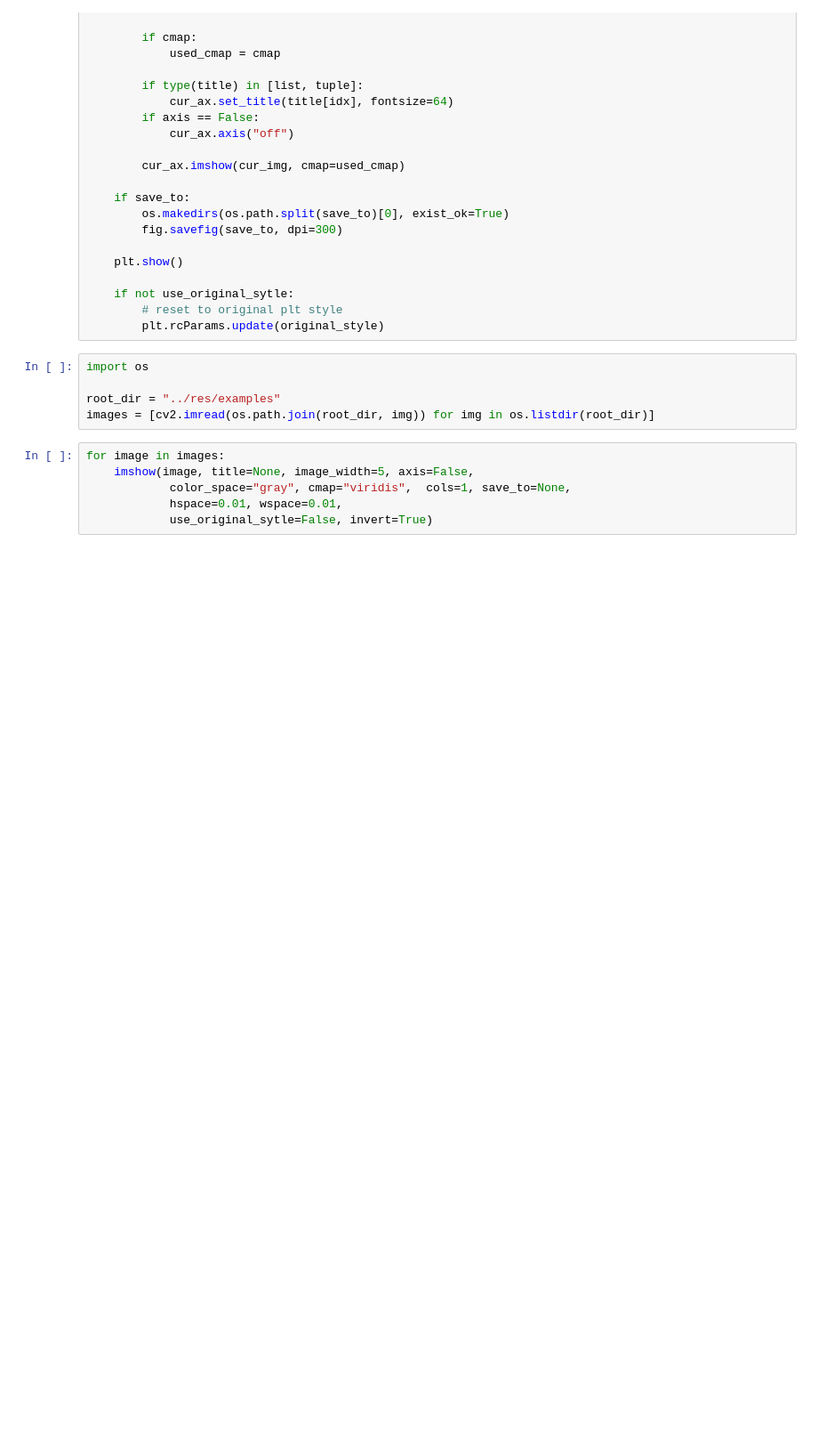
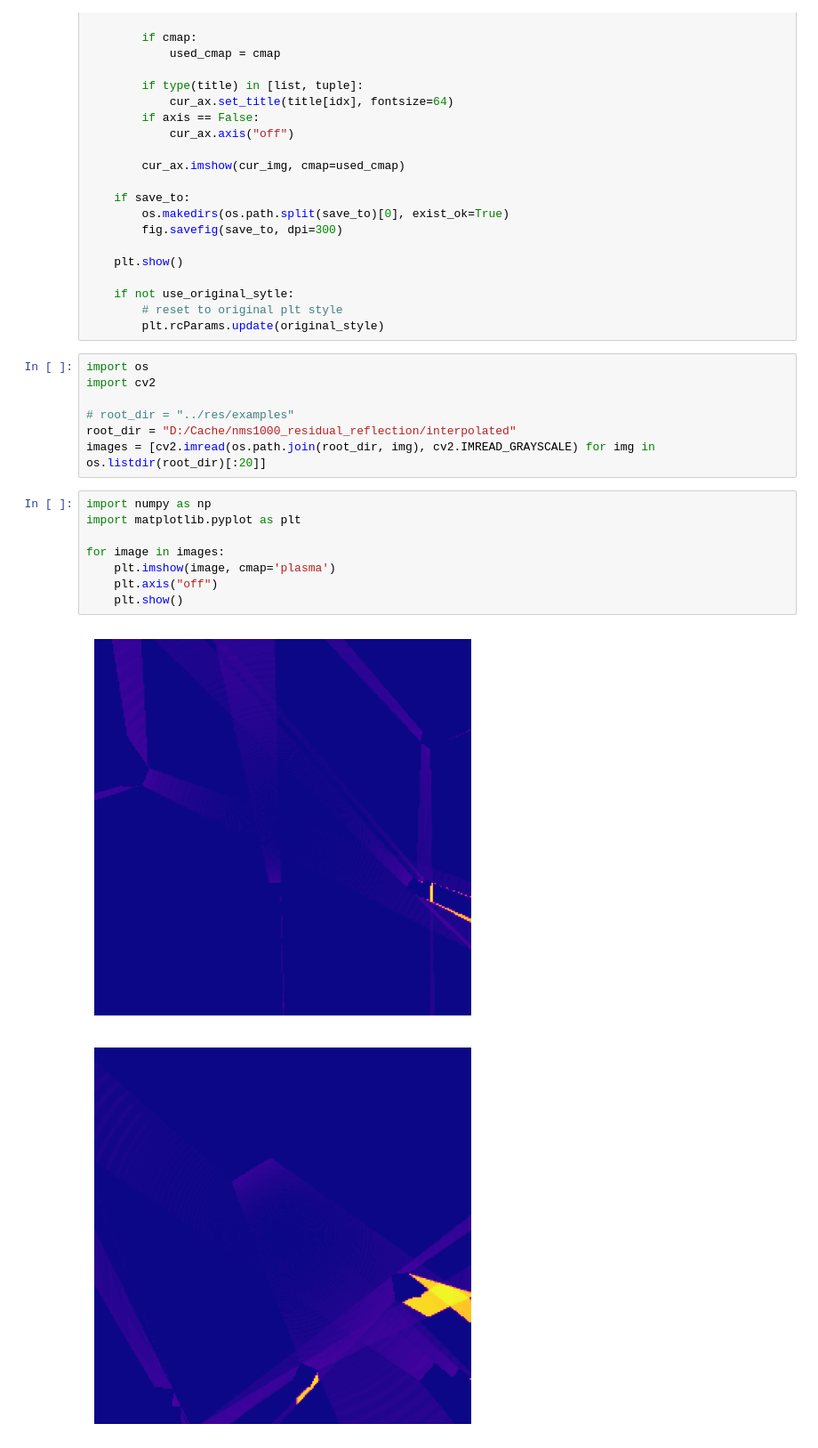
Before and after one commit to xXAI-botXx/Master-Exam, a Jupyter notebook: src/visualize.ipynb, the cells around one changed output. Shown at 89% size. Saved outputs shown, nothing was run; the diff lists cells and outputs as text; blank space fills up the shorter version.

Commit message:
Small change from visualization

```diff
--- a/src/visualize.ipynb
+++ b/src/visualize.ipynb
@@ -138,13 +138,19 @@ def imshow(img, title=None, image_width=10, axis=False,
         plt.rcParams.update(original_style)
 # %%
 import os
+import cv2
 
-root_dir = "../res/examples"
-images = [cv2.imread(os.path.join(root_dir, img)) for img in os.listdir(root_dir)]
+# root_dir = "../res/examples"
+root_dir = "D:/Cache/nms1000_residual_reflection/interpolated"
+images = [cv2.imread(os.path.join(root_dir, img), cv2.IMREAD_GRAYSCALE) for img in os.listdir(root_dir)[:20]]
 # %%
+import numpy as np
+import matplotlib.pyplot as plt
+
 for image in images:
-    imshow(image, title=None, image_width=5, axis=False,
-            color_space="gray", cmap="viridis",  cols=1, save_to=None,
-            hspace=0.01, wspace=0.01,
-            use_original_sytle=False, invert=True)
+    plt.imshow(image, cmap='plasma')
+    plt.axis("off")
+    plt.show()
 # %% [output]
+[figure, new version]
+[figure, new version]
```
Also changed, not shown: parts of 4 cells of this notebook, 1 other file.
